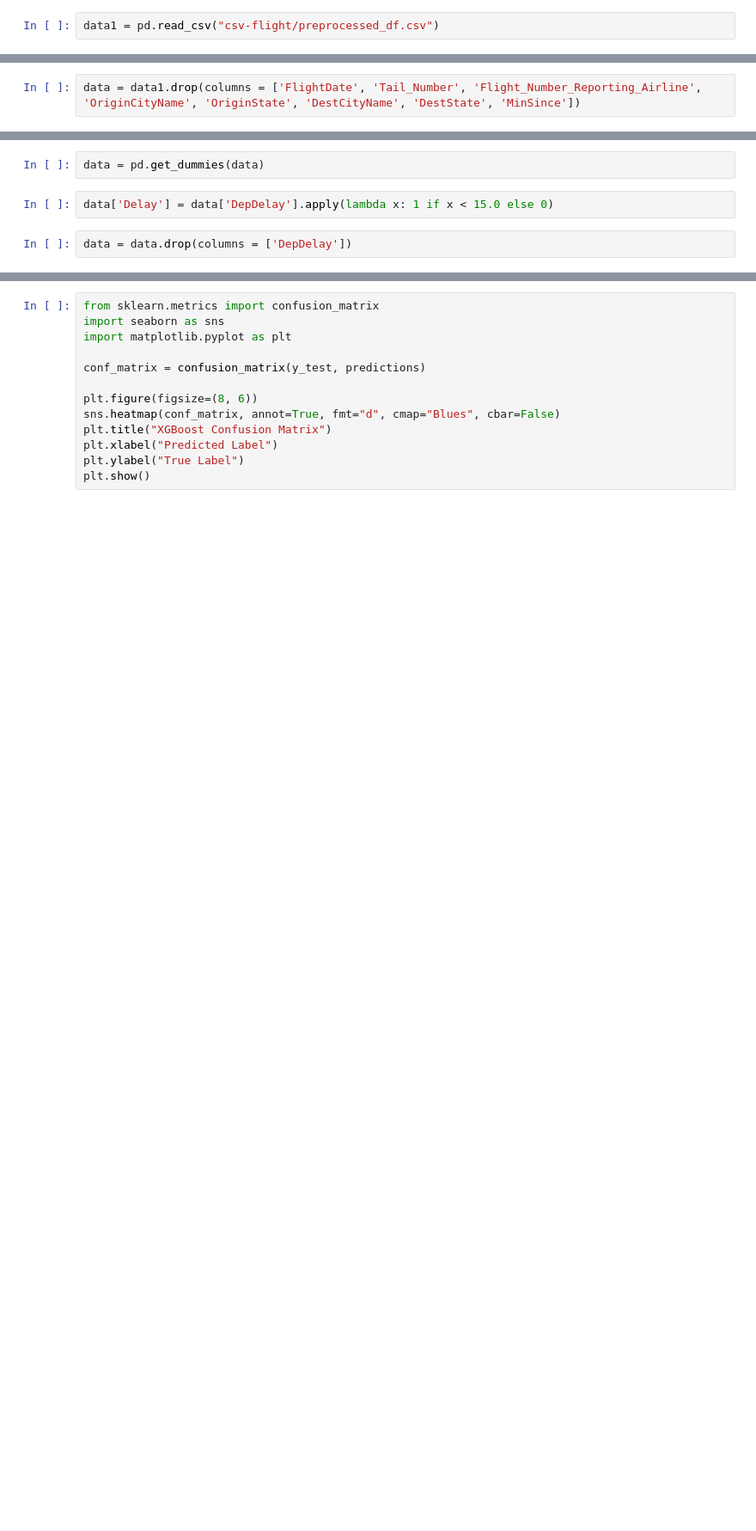
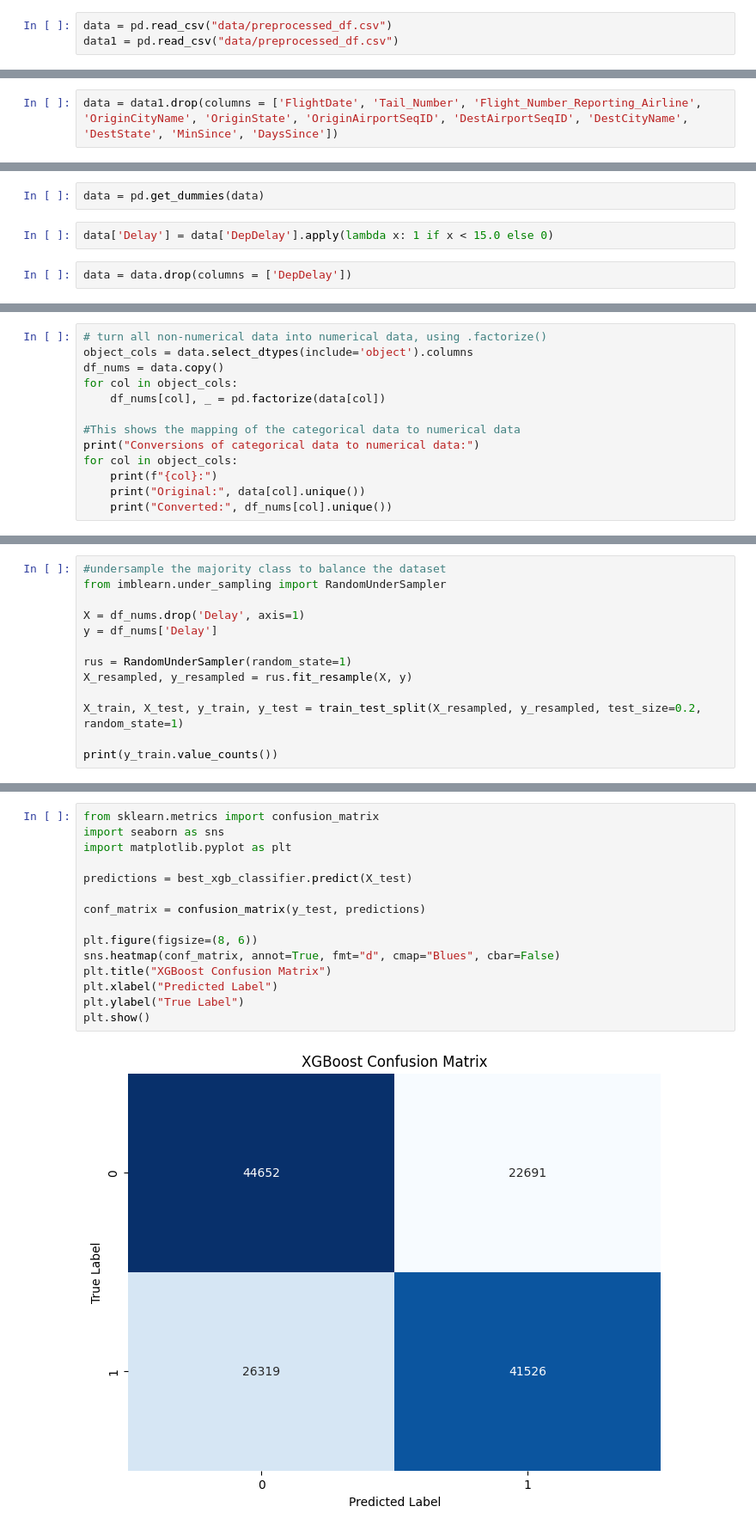
Before and after one commit to kyllan16693/flight-delay-prediction, a Jupyter notebook: modeling.ipynb, the cells around one changed output, grey strips where cells are left out. Shown at 86% size. Saved outputs shown, nothing was run; the diff lists cells and outputs as text; blank space fills up the shorter version.

Commit message:
Added undersampling

```diff
--- a/modeling.ipynb
+++ b/modeling.ipynb
@@ -4,6 +4,7 @@ import numpy as np
 # %%
 pd.set_option('display.max_columns', None)
 # %%
-data1 = pd.read_csv("csv-flight/preprocessed_df.csv")
+data = pd.read_csv("data/preprocessed_df.csv")
+data1 = pd.read_csv("data/preprocessed_df.csv")
 # %%
 data.head()
@@ -10,2 +18,2 @@ data.head()
 # %%
-data = data1.drop(columns = ['FlightDate', 'Tail_Number', 'Flight_Number_Reporting_Airline', 'OriginCityName', 'OriginState', 'DestCityName', 'DestState', 'MinSince'])
+data = data1.drop(columns = ['FlightDate', 'Tail_Number', 'Flight_Number_Reporting_Airline', 'OriginCityName', 'OriginState', 'OriginAirportSeqID', 'DestAirportSeqID', 'DestCityName', 'DestState', 'MinSince', 'DaysSince'])
@@ -56,0 +50,13 @@ X_train, X_test, y_train, y_test = train_test_split(X_resampled, y_resampled, te
+# %%
+# turn all non-numerical data into numerical data, using .factorize()
+object_cols = data.select_dtypes(include='object').columns
+df_nums = data.copy()
+for col in object_cols:
+    df_nums[col], _ = pd.factorize(data[col])
+
+#This shows the mapping of the categorical data to numerical data
+print("Conversions of categorical data to numerical data:")
+for col in object_cols:
+    print(f"{col}:")
+    print("Original:", data[col].unique())
+    print("Converted:", df_nums[col].unique())
@@ -56,0 +74,13 @@ X_train, X_test, y_train, y_test = train_test_split(X_resampled, y_resampled, te
+# %%
+#undersample the majority class to balance the dataset
+from imblearn.under_sampling import RandomUnderSampler
+
+X = df_nums.drop('Delay', axis=1)
+y = df_nums['Delay']
+
+rus = RandomUnderSampler(random_state=1)
+X_resampled, y_resampled = rus.fit_resample(X, y)
+
+X_train, X_test, y_train, y_test = train_test_split(X_resampled, y_resampled, test_size=0.2, random_state=1)
+
+print(y_train.value_counts())
@@ -83,16 +120,20 @@ print(testing_accuracy)
 # %%
 from sklearn.metrics import confusion_matrix
 import seaborn as sns
 import matplotlib.pyplot as plt
+
+predictions = best_xgb_classifier.predict(X_test)
 
 conf_matrix = confusion_matrix(y_test, predictions)
 
 plt.figure(figsize=(8, 6))
 sns.heatmap(conf_matrix, annot=True, fmt="d", cmap="Blues", cbar=False)
 plt.title("XGBoost Confusion Matrix")
 plt.xlabel("Predicted Label")
 plt.ylabel("True Label")
 plt.show()
+# %% [output]
+[figure, added]
 # %%
 feature_importances = best_xgb_classifier.feature_importances_
 
```
Also changed, not shown: parts of 15 cells of this notebook.
